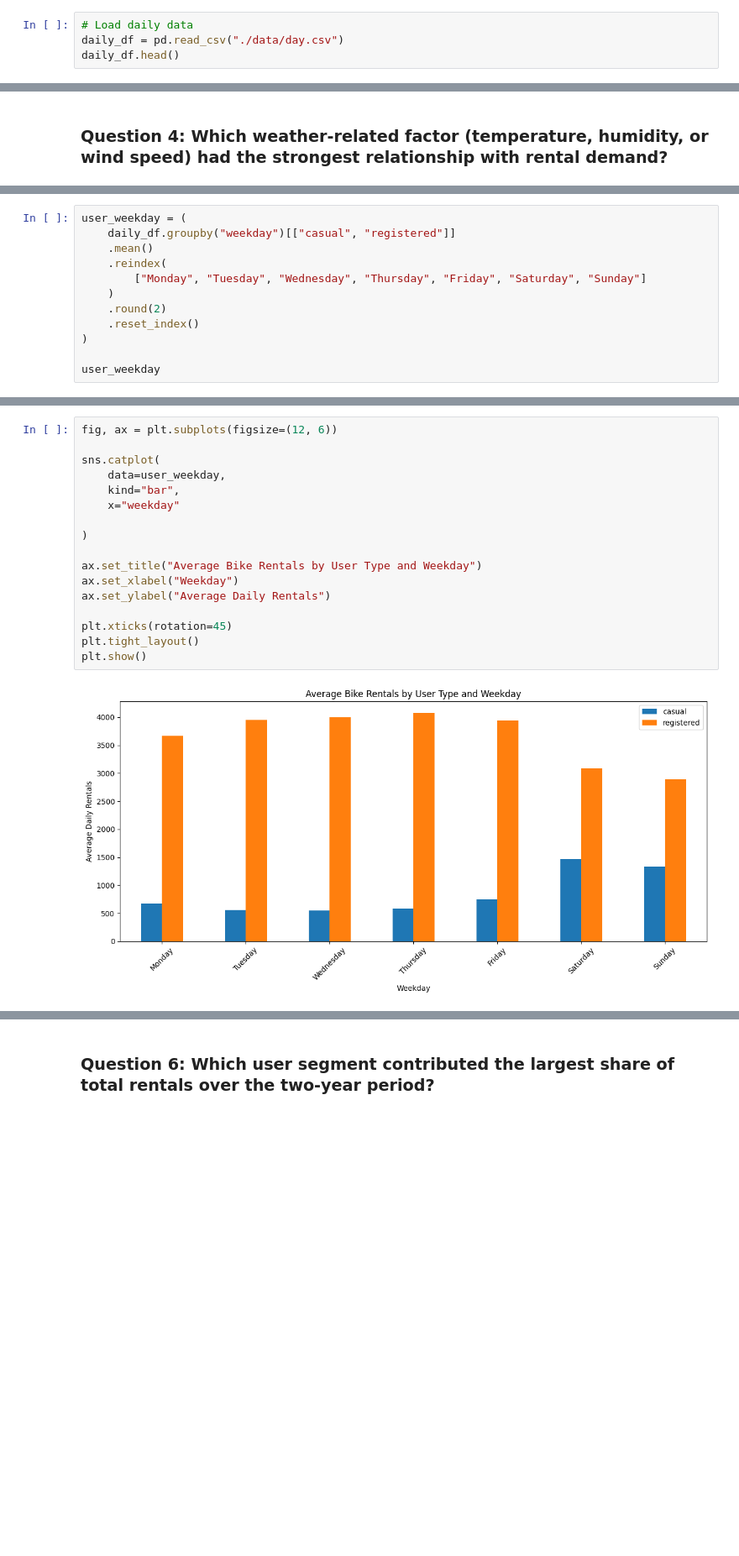
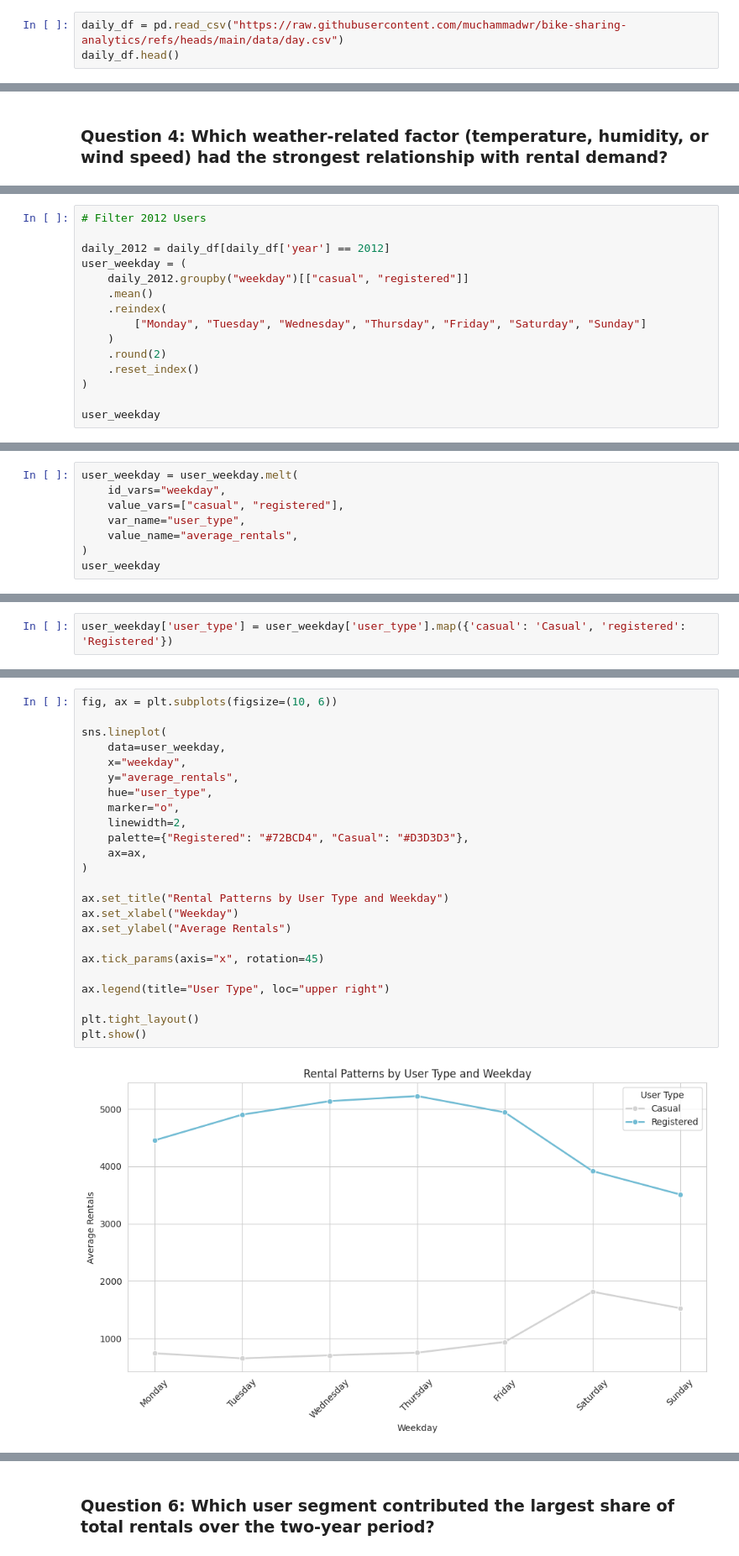
Before and after one commit to muchammadwr/bike-sharing-analytics, a Jupyter notebook: notebook.ipynb, the cells around one changed output, grey strips where cells are left out. Shown at 84% size. Drawn from its saved outputs; the diff is of its cells as text; blank space fills up the shorter version.

```diff
--- a/notebook.ipynb
+++ b/notebook.ipynb
@@ -41,8 +41,7 @@ warnings.filterwarnings("ignore")
 # %% [markdown]
 #### Load daily_df
 # %%
-# Load daily data
-daily_df = pd.read_csv("./data/day.csv")
+daily_df = pd.read_csv("https://raw.githubusercontent.com/muchammadwr/bike-sharing-analytics/refs/heads/main/data/day.csv")
 daily_df.head()
 # %% [output]
 |  | instant | dteday | season | yr | mnth | holiday | weekday | workingday | weathersit | temp | ... |
@@ -1133,6 +1276,9 @@ showed relatively weak negative relationships with rental demand.
 # %%
+# Filter 2012 Users
+
+daily_2012 = daily_df[daily_df['year'] == 2012]
 user_weekday = (
-    daily_df.groupby("weekday")[["casual", "registered"]]
+    daily_2012.groupby("weekday")[["casual", "registered"]]
     .mean()
     .reindex(
         ["Monday", "Tuesday", "Wednesday", "Thursday", "Friday", "Saturday", "Sunday"]
@@ -1153,0 +1300,8 @@ user_weekday
+# %%
+user_weekday = user_weekday.melt(
+    id_vars="weekday",
+    value_vars=["casual", "registered"],
+    var_name="user_type",
+    value_name="average_rentals",
+)
+user_weekday
@@ -1153,0 +1324,2 @@ user_weekday
+# %%
+user_weekday['user_type'] = user_weekday['user_type'].map({'casual': 'Casual', 'registered': 'Registered'})
@@ -1154,19 +1352,26 @@ user_weekday
 # %%
-fig, ax = plt.subplots(figsize=(12, 6))
+fig, ax = plt.subplots(figsize=(10, 6))
 
-sns.catplot(
+sns.lineplot(
     data=user_weekday,
-    kind="bar",
-    x="weekday"
-
+    x="weekday",
+    y="average_rentals",
+    hue="user_type",
+    marker="o",
+    linewidth=2,
+    palette={"Registered": "#72BCD4", "Casual": "#D3D3D3"},
+    ax=ax,
 )
 
-ax.set_title("Average Bike Rentals by User Type and Weekday")
+ax.set_title("Rental Patterns by User Type and Weekday")
 ax.set_xlabel("Weekday")
-ax.set_ylabel("Average Daily Rentals")
+ax.set_ylabel("Average Rentals")
 
-plt.xticks(rotation=45)
+ax.tick_params(axis="x", rotation=45)
+
+ax.legend(title="User Type", loc="upper right")
+
 plt.tight_layout()
 plt.show()
 # %% [output]
-[figure, old version]
+[figure, new version]
```
Also changed, not shown: parts of 131 cells of this notebook, 3 other files.
